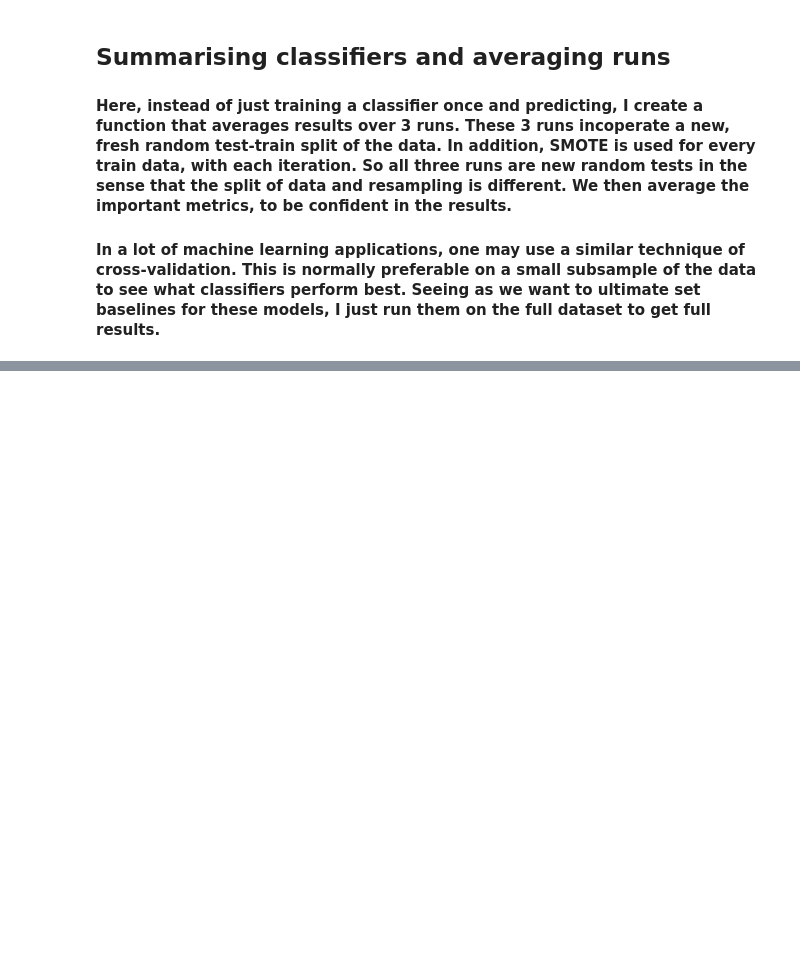
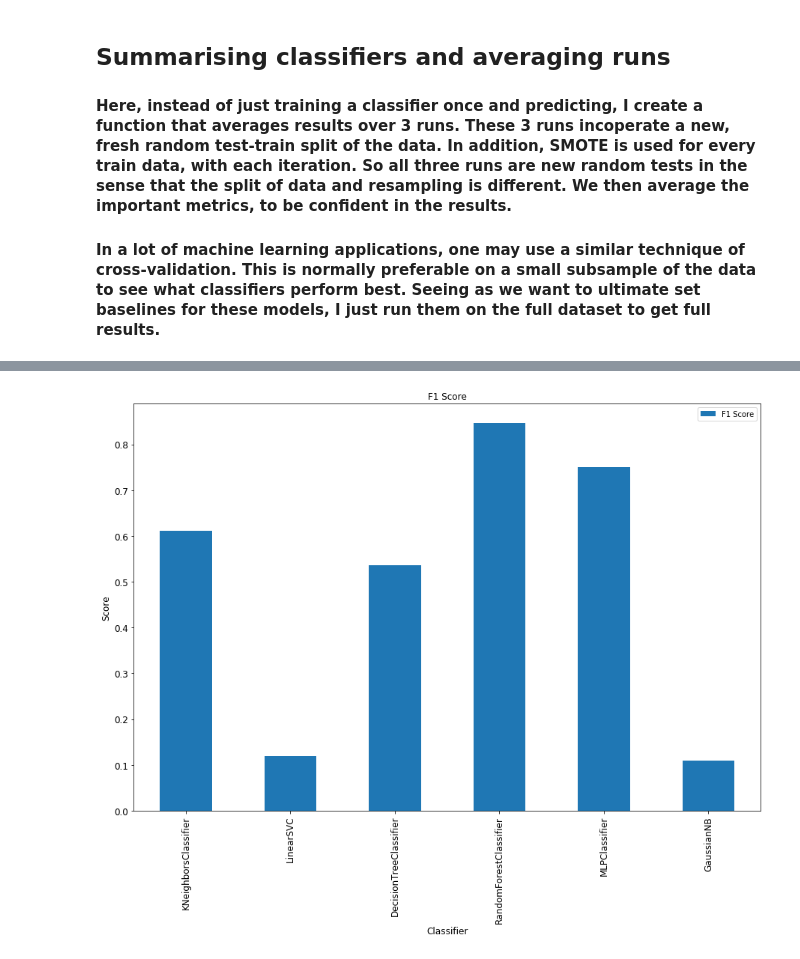
Before and after one commit to harrygraham/DeepLearning-CreditCardFraud, a Jupyter notebook: Baseline_Models.ipynb, the cells around one changed output, grey strips where cells are left out. Drawn from its saved outputs; the diff is of its cells as text; code cells hidden in the pictures; blank space fills up the shorter version.

```diff
--- a/Baseline_Models.ipynb
+++ b/Baseline_Models.ipynb
@@ -705,0 +800,8 @@ classifiers = [
+# %%
+# Plots to visualise results
+ax = log[['F1 Score']].plot(kind='bar', title ="F1 Score", figsize=(15, 10),legend=True, fontsize=12)
+ax.set_xlabel("Classifier", fontsize=12)
+ax.set_ylabel("Score", fontsize=12)
+plt.show()
+# %% [output]
+[figure, added]
```
Also changed, not shown: parts of 12 cells of this notebook, 3 other files.
